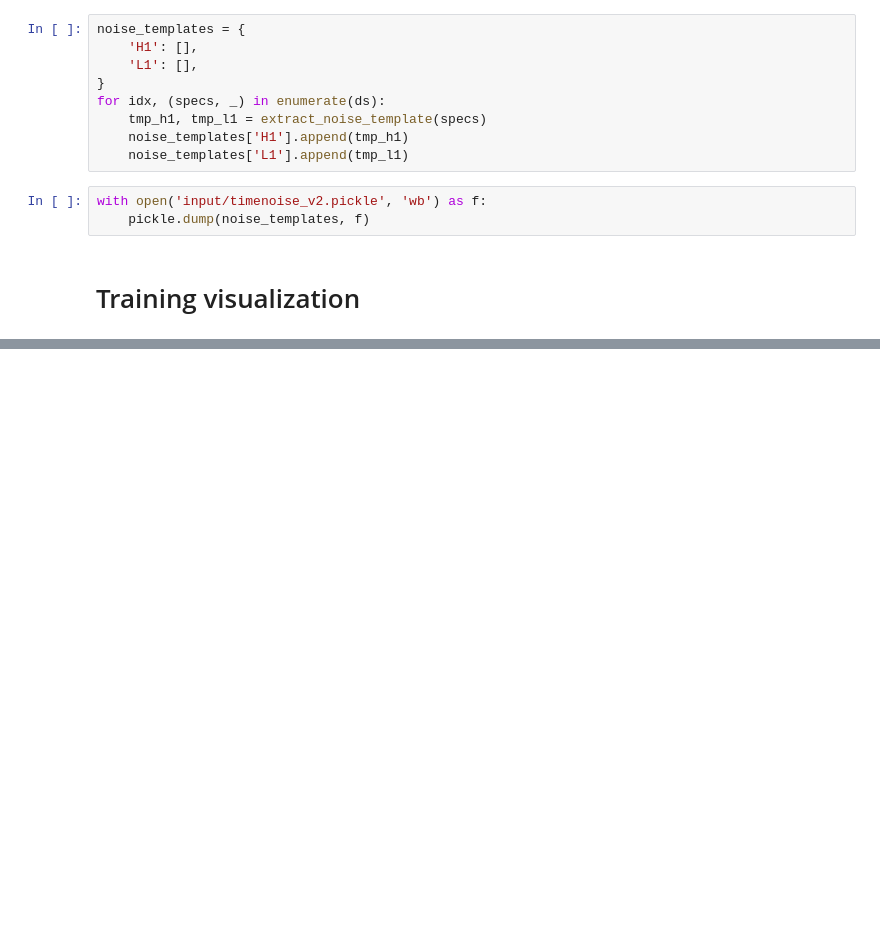
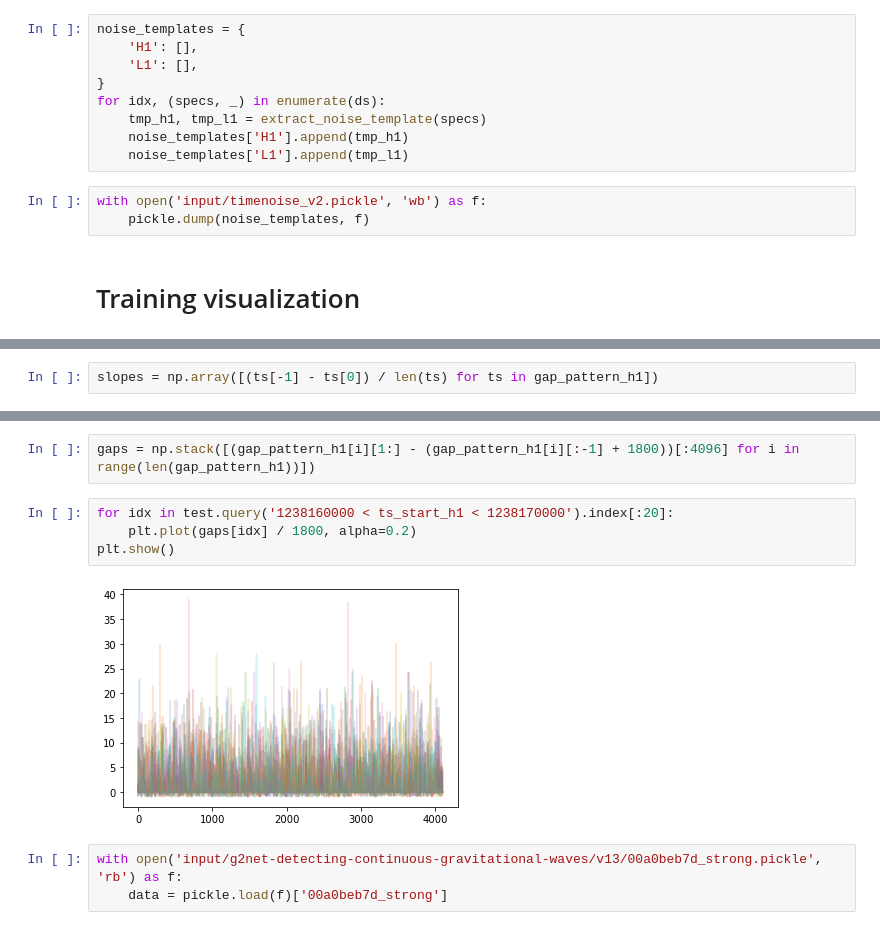
Before and after one commit to analokmaus/kaggle-g2net-2022-private, a Jupyter notebook: 05_error_analysis.ipynb, the cells around one changed output, grey strips where cells are left out. Cells and saved outputs as stored; diff of their text form; blank space fills up the shorter version.

```diff
--- a/05_error_analysis.ipynb
+++ b/05_error_analysis.ipynb
@@ -479,0 +618,2 @@ torch.Size([2, 4096])
+# %%
+slopes = np.array([(ts[-1] - ts[0]) / len(ts) for ts in gap_pattern_h1])
@@ -479,0 +639,11 @@ torch.Size([2, 4096])
+# %%
+gaps = np.stack([(gap_pattern_h1[i][1:] - (gap_pattern_h1[i][:-1] + 1800))[:4096] for i in range(len(gap_pattern_h1))])
+# %%
+for idx in test.query('1238160000 < ts_start_h1 < 1238170000').index[:20]:
+    plt.plot(gaps[idx] / 1800, alpha=0.2)
+plt.show()
+# %% [output]
+[figure, added]
+# %%
+with open('input/g2net-detecting-continuous-gravitational-waves/v13/00a0beb7d_strong.pickle', 'rb') as f:
+    data = pickle.load(f)['00a0beb7d_strong']
```
Also changed, not shown: parts of 33 cells of this notebook, 5 other files.
